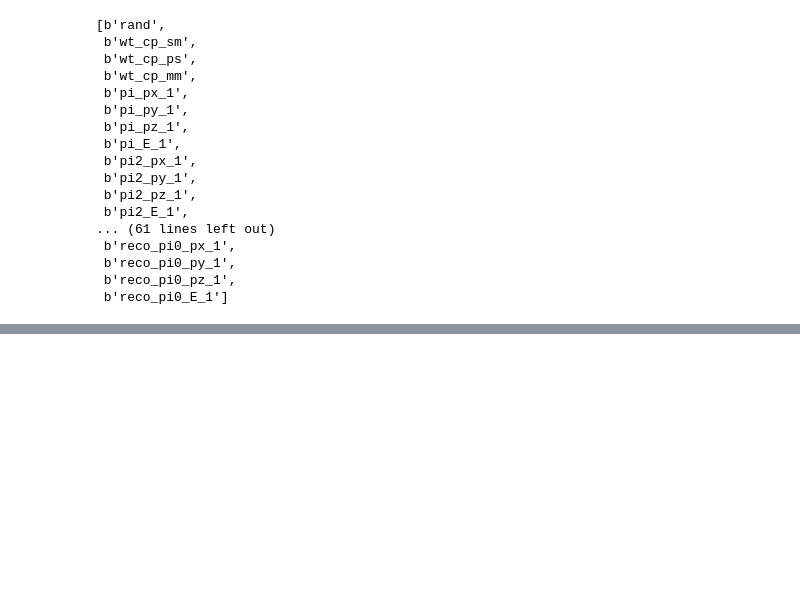
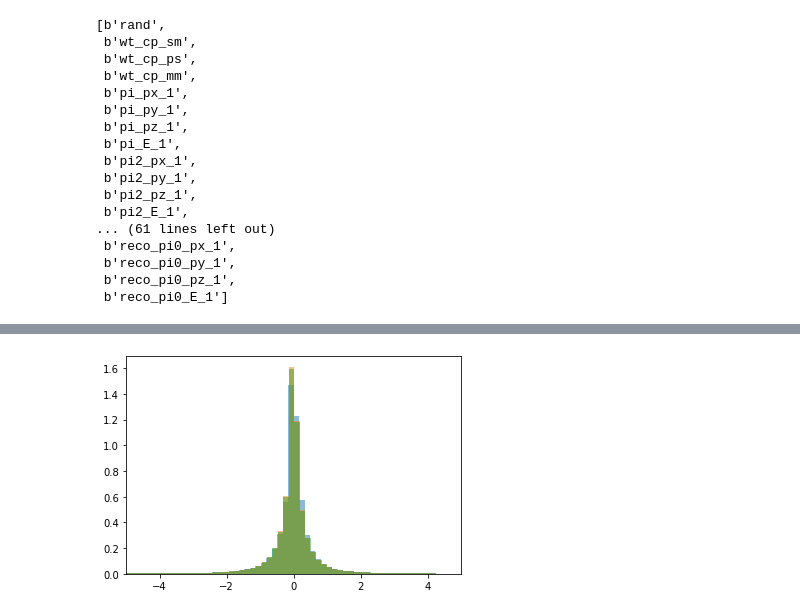
Before and after one commit to stanleyycheung/MSci-Project-HiggsTauTau, a Jupyter notebook: stanley/smearing.ipynb, the cells around one changed output, grey strips where cells are left out. Cells and saved outputs as stored; diff of their text form; code cells hidden in the pictures; blank space fills up the shorter version.

```diff
--- a/stanley/smearing.ipynb
+++ b/stanley/smearing.ipynb
@@ -26,0 +182,33 @@ tree_tt.keys()
+# %%
+import numpy as np
+import scipy.interpolate as interpolate
+
+def inverse_transform_sampling(data, n_samples=1000):
+    hist, bin_edges = np.histogram(data, bins='scott', density=True)
+    cum_values = np.zeros(bin_edges.shape)
+    cum_values[1:] = np.cumsum(hist*np.diff(bin_edges))
+    inv_cdf = interpolate.interp1d(cum_values, bin_edges)
+    r = np.random.rand(n_samples)
+    return inv_cdf(r)
+
+def its_2(data, n_samples):
+    hist, bins = np.histogram(data, bins='scott')
+    bin_midpoints = bins[:-1] + np.diff(bins)/2
+    cdf = np.cumsum(hist)
+    cdf = cdf / cdf[-1]
+    values = np.random.rand(n_samples)
+    value_bins = np.searchsorted(cdf, values)
+    random_from_cdf = bin_midpoints[value_bins]
+    return random_from_cdf
+# %%
+test = inverse_transform_sampling(pi_p_t_dist, n_samples=2983726)
+# %%
+test2 = its_2(pi_p_t_dist, n_samples=2983726)
+# %%
+plt.hist(test, alpha=0.5, bins='scott', density=True)
+plt.hist(test2, alpha=0.5, bins='scott', density=True)
+plt.hist(pi_p_t_dist, alpha=0.5, bins='scott', density=True)
+plt.xlim(-5, 5)
+plt.show()
+# %% [output]
+[figure, added]
```
Also changed, not shown: parts of 22 cells of this notebook, 10 other files.
